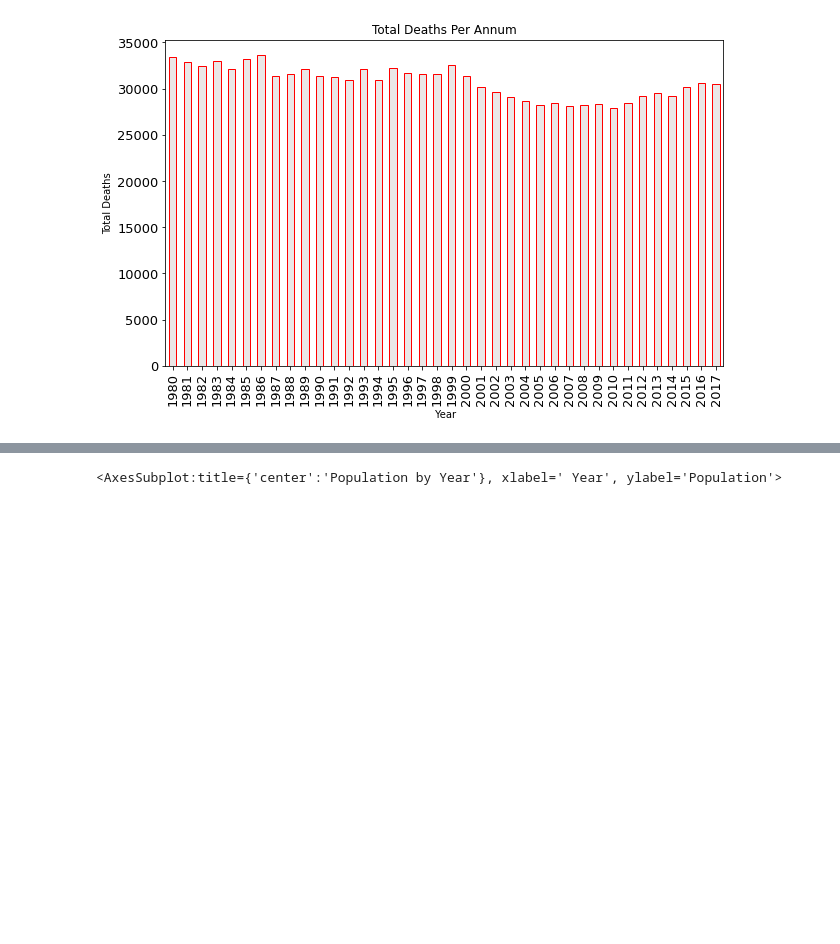
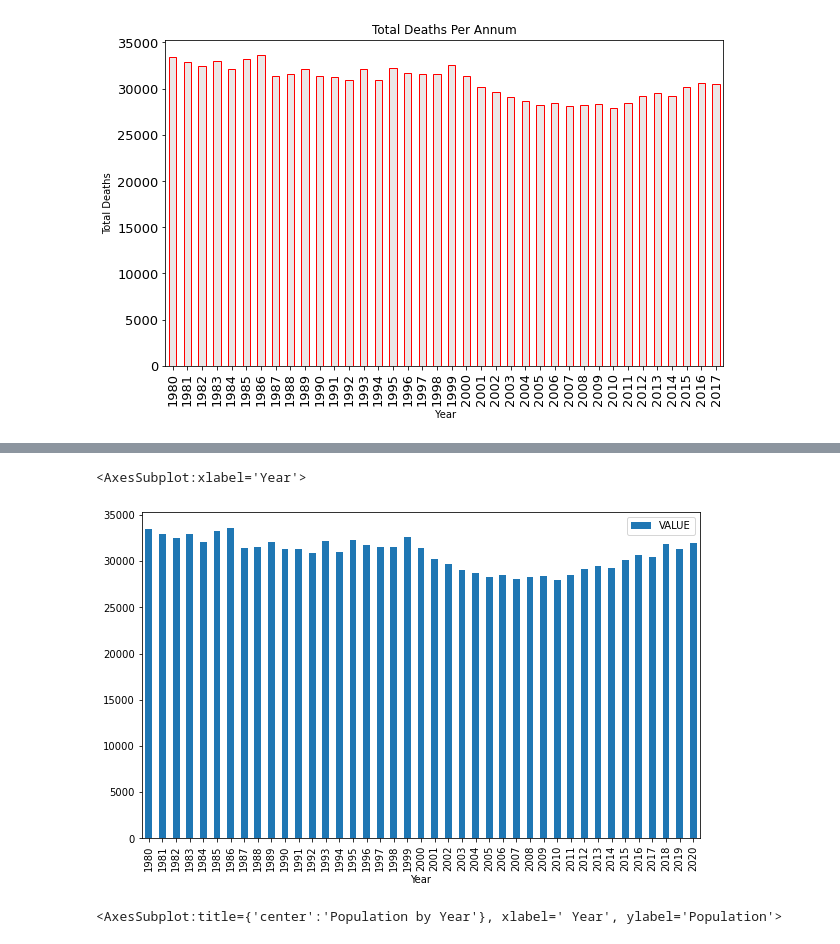
Before and after one commit to jobrien2/UCD-project, a Jupyter notebook: UCD_Start_project.ipynb, the cells around one changed output, grey strips where cells are left out. Cells and saved outputs as stored; diff of their text form; code cells hidden in the pictures; blank space fills up the shorter version.

Commit message:
add death rate
added qtr death rate
created graphs from group summary stats

```diff
--- a/UCD_Start_project.ipynb
+++ b/UCD_Start_project.ipynb
@@ -306,0 +450,5 @@ mort_df_r.shape
+# %%
+pop_qtr_18to20['VALUE'].fillna(0, inplace = True)
+
+pop_qtr_18to20.isna().sum()
+print(qtr_death.info())
@@ -306,0 +473,6 @@ mort_df_r.shape
+# %%
+pop_18to20_group = pop_qtr_18to20.groupby('Year')['VALUE'].sum().reset_index()
+pop_18to20_group = pd.DataFrame(pop_18to20_group)
+pop_18to20_group['colour'] = 'G'
+pop_18to20_group.rename(columns={'Year': 'Year', 'VALUE': 'VALUE'}, inplace=True)
+pop_18to20_group.head()
@@ -335,3 +517,9 @@ new_mort_df_Summary_group.plot(kind = 'bar', title = 'Total Deaths Per Annum', y
 # %% [output]
 <AxesSubplot:title={'center':'Total Deaths Per Annum'}, xlabel=' Year', ylabel='Total Deaths'>
 [figure]
+# %%
+new_mort_df_Summary_group = pd.DataFrame(new_mort_df_Summary_group).reset_index()
+new_mort_df_Summary_group['colour'] = 'B'
+new_mort_df_Summary_group.rename(columns={'Year': 'Year', '0': 'VALUE'}, inplace=True)
+
+new_mort_df_Summary_group.head()
@@ -337,0 +533,2 @@ new_mort_df_Summary_group.plot(kind = 'bar', title = 'Total Deaths Per Annum', y
+# %%
+joint_year_DR = pd.concat([new_mort_df_Summary_group, pop_18to20_group], join = 'inner').reset_index(drop = True)
@@ -338,3 +568,8 @@ new_mort_df_Summary_group.plot(kind = 'bar', title = 'Total Deaths Per Annum', y
+# %%
+joint_year_DR.plot('Year','VALUE', kind = 'bar', figsize = (10,6))
+# %% [output]
+<AxesSubplot:xlabel='Year'>
+[figure, added]
 # %%
 new_mort_df_Summary_group = new_mort_df_Summary.groupby('Year')['Population'].sum()
 new_mort_df_Summary_group.plot(kind = 'bar', title = 'Population by Year', ylabel = 'Population', xlabel = ' Year', figsize = (10,6))
```
Also changed, not shown: parts of 44 cells of this notebook, 1 other file.
